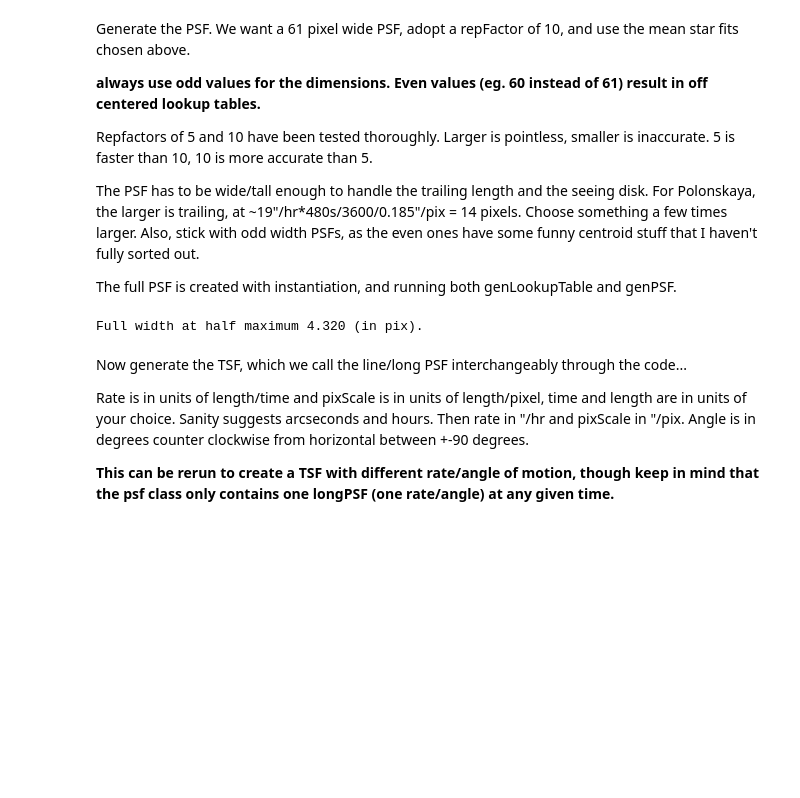
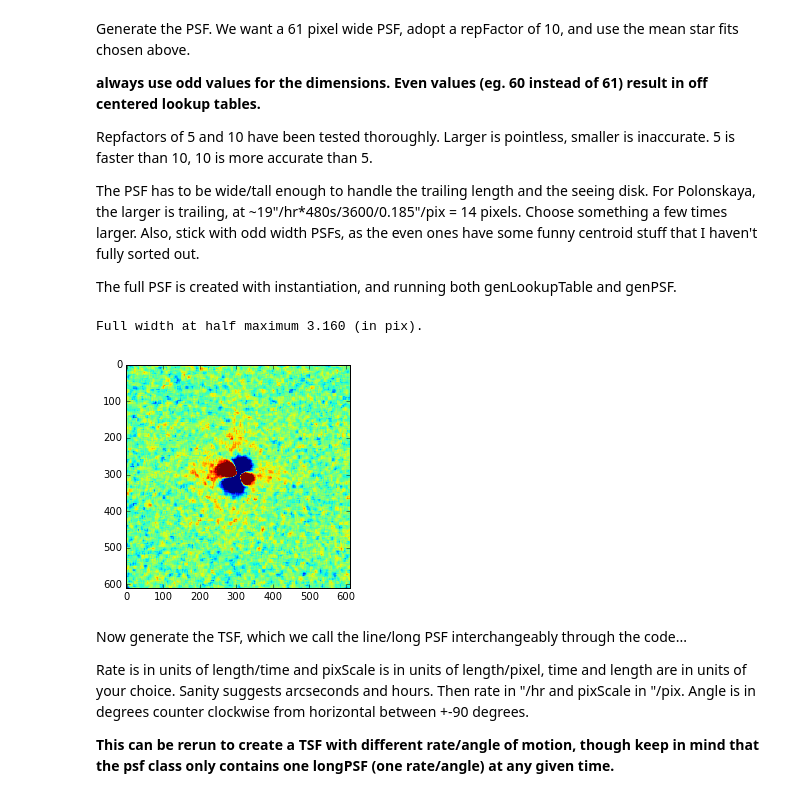
Before and after one commit to fraserw/trippy, a Jupyter notebook: tutorial/trippytutorial.ipynb, the cells around one changed output. Cells and saved outputs as stored; diff of their text form; code cells hidden in the pictures; blank space fills up the shorter version.

```diff
--- a/tutorial/trippytutorial.ipynb
+++ b/tutorial/trippytutorial.ipynb
@@ -163,19 +181,21 @@ The PSF has to be wide/tall enough to handle the trailing length and the seeing
 
 The full PSF is created with instantiation, and running both genLookupTable and genPSF.
 # %%
-goodPSF=psf.modelPSF(num.arange(61), num.arange(61), alpha=goodMeds[2],beta=goodMeds[3],repFact=10)
+goodPSF=psf.modelPSF(61,61, alpha=goodMeds[2],beta=goodMeds[3],repFact=10)
 fwhm=goodPSF.FWHM() ###this is the pure moffat FWHM. Can also get this value by passing option fromMoffatProfile=True
 goodPSF.genLookupTable(data,goodFits[:,4],goodFits[:,5],verbose=False)
 fwhm=goodPSF.FWHM() ###this is the FWHM with lookuptable included
+fwhm=goodPSF.FWHM(fromMoffatProfile=True) ###this is the pure moffat FWHM.
 
 print "Full width at half maximum {:5.3f} (in pix).".format(fwhm)
 
 (z1,z2)=numdisplay.zscale.zscale(goodPSF.lookupTable)
 normer=interval.ManualInterval(z1,z2)
 pyl.imshow(normer(goodPSF.lookupTable))
 pyl.show()
 # %% [output]
-Full width at half maximum 4.320 (in pix).
+Full width at half maximum 3.160 (in pix).
+[figure, added]
 # %% [markdown]
 Now generate the TSF, which we call the line/long PSF interchangeably through the code...
 
```
Also changed, not shown: parts of 12 cells of this notebook.
